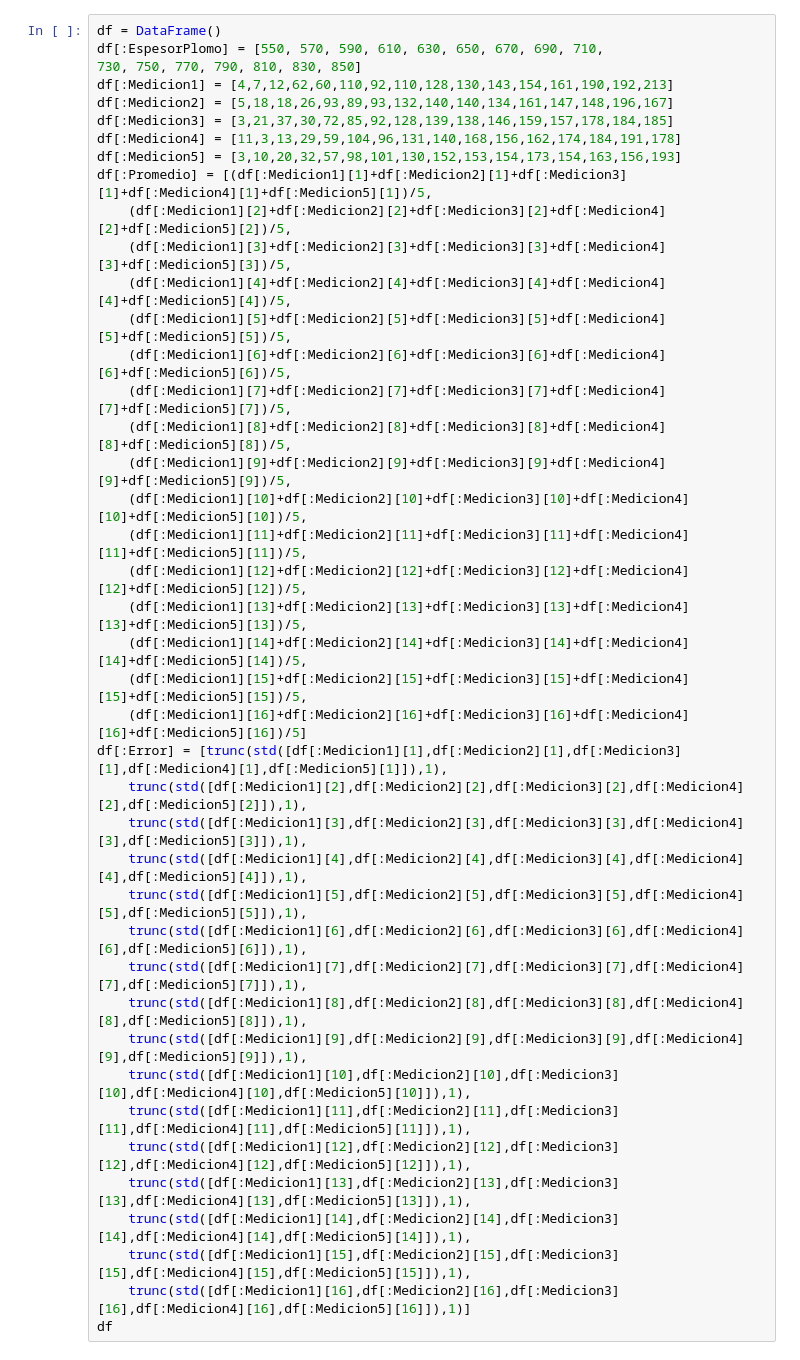
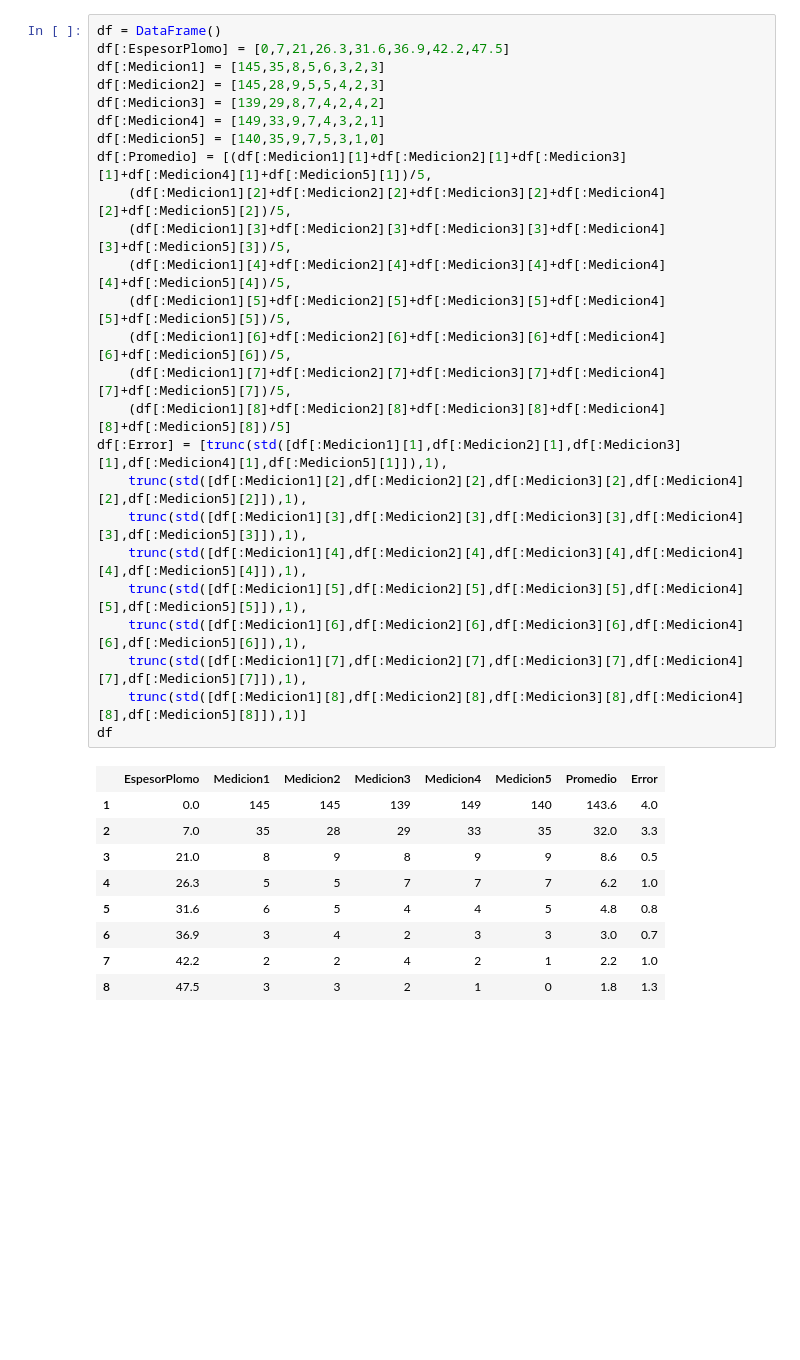
Before and after one commit to FavioVazquez/DeteccionRayosCosmicos-PCF, a Jupyter notebook: LaboratorioMuones/Medición - Atenuación de muones por placas de plomo.ipynb, the cells around one changed output. Drawn from its saved outputs; the diff is of its cells as text; blank space fills up the shorter version.

```diff
--- a/LaboratorioMuones/Medición - Atenuación de muones por placas de plomo.ipynb
+++ b/LaboratorioMuones/Medición - Atenuación de muones por placas de plomo.ipynb
@@ -3,42 +3,35 @@ using DataArrays, DataFrames, Gadfly, Distributions, LinearLeastSquares, Grid
 # %%
 df = DataFrame()
-df[:EspesorPlomo] = [550, 570, 590, 610, 630, 650, 670, 690, 710,
-730, 750, 770, 790, 810, 830, 850]
-df[:Medicion1] = [4,7,12,62,60,110,92,110,128,130,143,154,161,190,192,213]
-df[:Medicion2] = [5,18,18,26,93,89,93,132,140,140,134,161,147,148,196,167]
-df[:Medicion3] = [3,21,37,30,72,85,92,128,139,138,146,159,157,178,184,185]
-df[:Medicion4] = [11,3,13,29,59,104,96,131,140,168,156,162,174,184,191,178]
-df[:Medicion5] = [3,10,20,32,57,98,101,130,152,153,154,173,154,163,156,193]
+df[:EspesorPlomo] = [0,7,21,26.3,31.6,36.9,42.2,47.5]
+df[:Medicion1] = [145,35,8,5,6,3,2,3]
+df[:Medicion2] = [145,28,9,5,5,4,2,3]
+df[:Medicion3] = [139,29,8,7,4,2,4,2]
+df[:Medicion4] = [149,33,9,7,4,3,2,1]
+df[:Medicion5] = [140,35,9,7,5,3,1,0]
 df[:Promedio] = [(df[:Medicion1][1]+df[:Medicion2][1]+df[:Medicion3][1]+df[:Medicion4][1]+df[:Medicion5][1])/5,
     (df[:Medicion1][2]+df[:Medicion2][2]+df[:Medicion3][2]+df[:Medicion4][2]+df[:Medicion5][2])/5,
     (df[:Medicion1][3]+df[:Medicion2][3]+df[:Medicion3][3]+df[:Medicion4][3]+df[:Medicion5][3])/5,
     (df[:Medicion1][4]+df[:Medicion2][4]+df[:Medicion3][4]+df[:Medicion4][4]+df[:Medicion5][4])/5,
     (df[:Medicion1][5]+df[:Medicion2][5]+df[:Medicion3][5]+df[:Medicion4][5]+df[:Medicion5][5])/5,
     (df[:Medicion1][6]+df[:Medicion2][6]+df[:Medicion3][6]+df[:Medicion4][6]+df[:Medicion5][6])/5,
     (df[:Medicion1][7]+df[:Medicion2][7]+df[:Medicion3][7]+df[:Medicion4][7]+df[:Medicion5][7])/5,
-    (df[:Medicion1][8]+df[:Medicion2][8]+df[:Medicion3][8]+df[:Medicion4][8]+df[:Medicion5][8])/5,
-    (df[:Medicion1][9]+df[:Medicion2][9]+df[:Medicion3][9]+df[:Medicion4][9]+df[:Medicion5][9])/5,
-    (df[:Medicion1][10]+df[:Medicion2][10]+df[:Medicion3][10]+df[:Medicion4][10]+df[:Medicion5][10])/5,
-    (df[:Medicion1][11]+df[:Medicion2][11]+df[:Medicion3][11]+df[:Medicion4][11]+df[:Medicion5][11])/5,
-    (df[:Medicion1][12]+df[:Medicion2][12]+df[:Medicion3][12]+df[:Medicion4][12]+df[:Medicion5][12])/5,
-    (df[:Medicion1][13]+df[:Medicion2][13]+df[:Medicion3][13]+df[:Medicion4][13]+df[:Medicion5][13])/5,
-    (df[:Medicion1][14]+df[:Medicion2][14]+df[:Medicion3][14]+df[:Medicion4][14]+df[:Medicion5][14])/5,
-    (df[:Medicion1][15]+df[:Medicion2][15]+df[:Medicion3][15]+df[:Medicion4][15]+df[:Medicion5][15])/5,
-    (df[:Medicion1][16]+df[:Medicion2][16]+df[:Medicion3][16]+df[:Medicion4][16]+df[:Medicion5][16])/5]
+    (df[:Medicion1][8]+df[:Medicion2][8]+df[:Medicion3][8]+df[:Medicion4][8]+df[:Medicion5][8])/5]
 df[:Error] = [trunc(std([df[:Medicion1][1],df[:Medicion2][1],df[:Medicion3][1],df[:Medicion4][1],df[:Medicion5][1]]),1),
     trunc(std([df[:Medicion1][2],df[:Medicion2][2],df[:Medicion3][2],df[:Medicion4][2],df[:Medicion5][2]]),1),
     trunc(std([df[:Medicion1][3],df[:Medicion2][3],df[:Medicion3][3],df[:Medicion4][3],df[:Medicion5][3]]),1),
     trunc(std([df[:Medicion1][4],df[:Medicion2][4],df[:Medicion3][4],df[:Medicion4][4],df[:Medicion5][4]]),1),
     trunc(std([df[:Medicion1][5],df[:Medicion2][5],df[:Medicion3][5],df[:Medicion4][5],df[:Medicion5][5]]),1),
     trunc(std([df[:Medicion1][6],df[:Medicion2][6],df[:Medicion3][6],df[:Medicion4][6],df[:Medicion5][6]]),1),
     trunc(std([df[:Medicion1][7],df[:Medicion2][7],df[:Medicion3][7],df[:Medicion4][7],df[:Medicion5][7]]),1),
-    trunc(std([df[:Medicion1][8],df[:Medicion2][8],df[:Medicion3][8],df[:Medicion4][8],df[:Medicion5][8]]),1),
-    trunc(std([df[:Medicion1][9],df[:Medicion2][9],df[:Medicion3][9],df[:Medicion4][9],df[:Medicion5][9]]),1),
-    trunc(std([df[:Medicion1][10],df[:Medicion2][10],df[:Medicion3][10],df[:Medicion4][10],df[:Medicion5][10]]),1),
-    trunc(std([df[:Medicion1][11],df[:Medicion2][11],df[:Medicion3][11],df[:Medicion4][11],df[:Medicion5][11]]),1),
-    trunc(std([df[:Medicion1][12],df[:Medicion2][12],df[:Medicion3][12],df[:Medicion4][12],df[:Medicion5][12]]),1),
-    trunc(std([df[:Medicion1][13],df[:Medicion2][13],df[:Medicion3][13],df[:Medicion4][13],df[:Medicion5][13]]),1),
-    trunc(std([df[:Medicion1][14],df[:Medicion2][14],df[:Medicion3][14],df[:Medicion4][14],df[:Medicion5][14]]),1),
-    trunc(std([df[:Medicion1][15],df[:Medicion2][15],df[:Medicion3][15],df[:Medicion4][15],df[:Medicion5][15]]),1),
-    trunc(std([df[:Medicion1][16],df[:Medicion2][16],df[:Medicion3][16],df[:Medicion4][16],df[:Medicion5][16]]),1)]
+    trunc(std([df[:Medicion1][8],df[:Medicion2][8],df[:Medicion3][8],df[:Medicion4][8],df[:Medicion5][8]]),1)]
 df
+# %% [output]
+|  | EspesorPlomo | Medicion1 | Medicion2 | Medicion3 | Medicion4 | Medicion5 | Promedio | Error |
+| 1 | 0.0 | 145 | 145 | 139 | 149 | 140 | 143.6 | 4.0 |
+| 2 | 7.0 | 35 | 28 | 29 | 33 | 35 | 32.0 | 3.3 |
+| 3 | 21.0 | 8 | 9 | 8 | 9 | 9 | 8.6 | 0.5 |
+| 4 | 26.3 | 5 | 5 | 7 | 7 | 7 | 6.2 | 1.0 |
+| 5 | 31.6 | 6 | 5 | 4 | 4 | 5 | 4.8 | 0.8 |
+| 6 | 36.9 | 3 | 4 | 2 | 3 | 3 | 3.0 | 0.7 |
+| 7 | 42.2 | 2 | 2 | 4 | 2 | 1 | 2.2 | 1.0 |
+| 8 | 47.5 | 3 | 3 | 2 | 1 | 0 | 1.8 | 1.3 |
```
Also changed, not shown: parts of 4 cells of this notebook, 2 other files.
